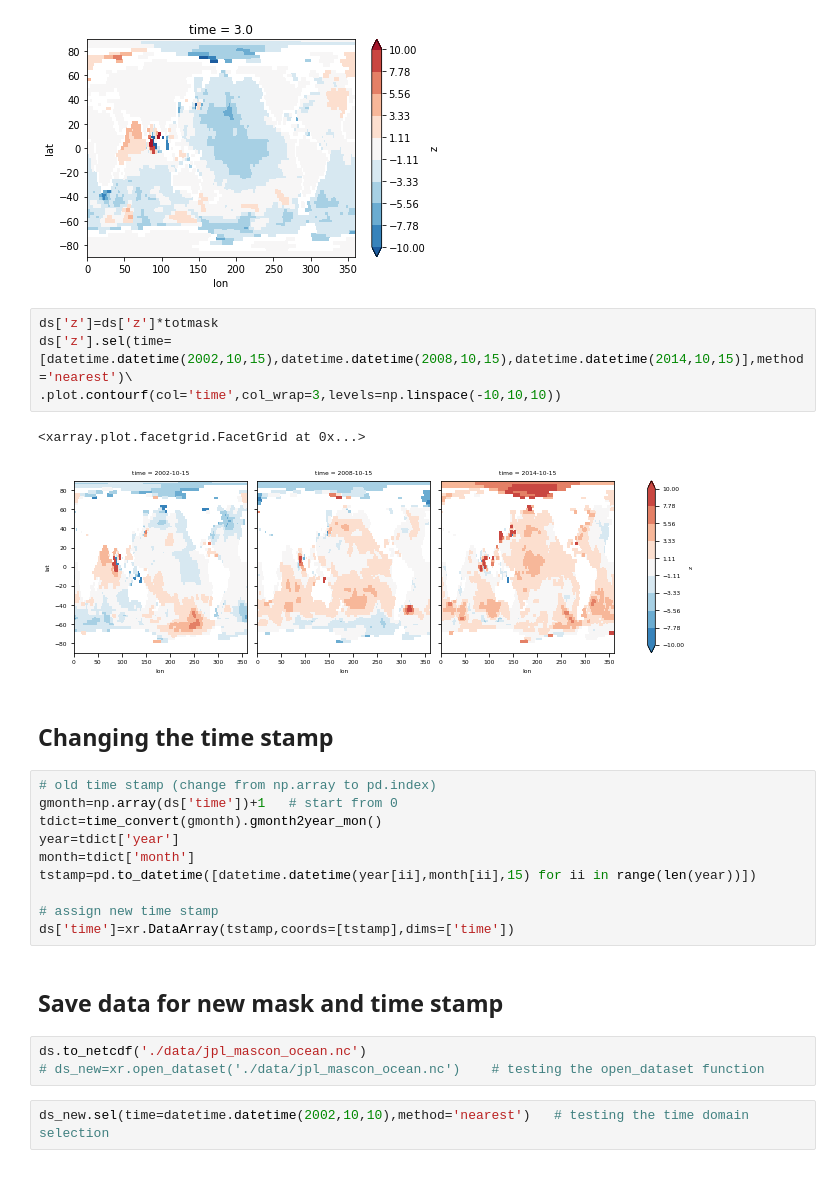
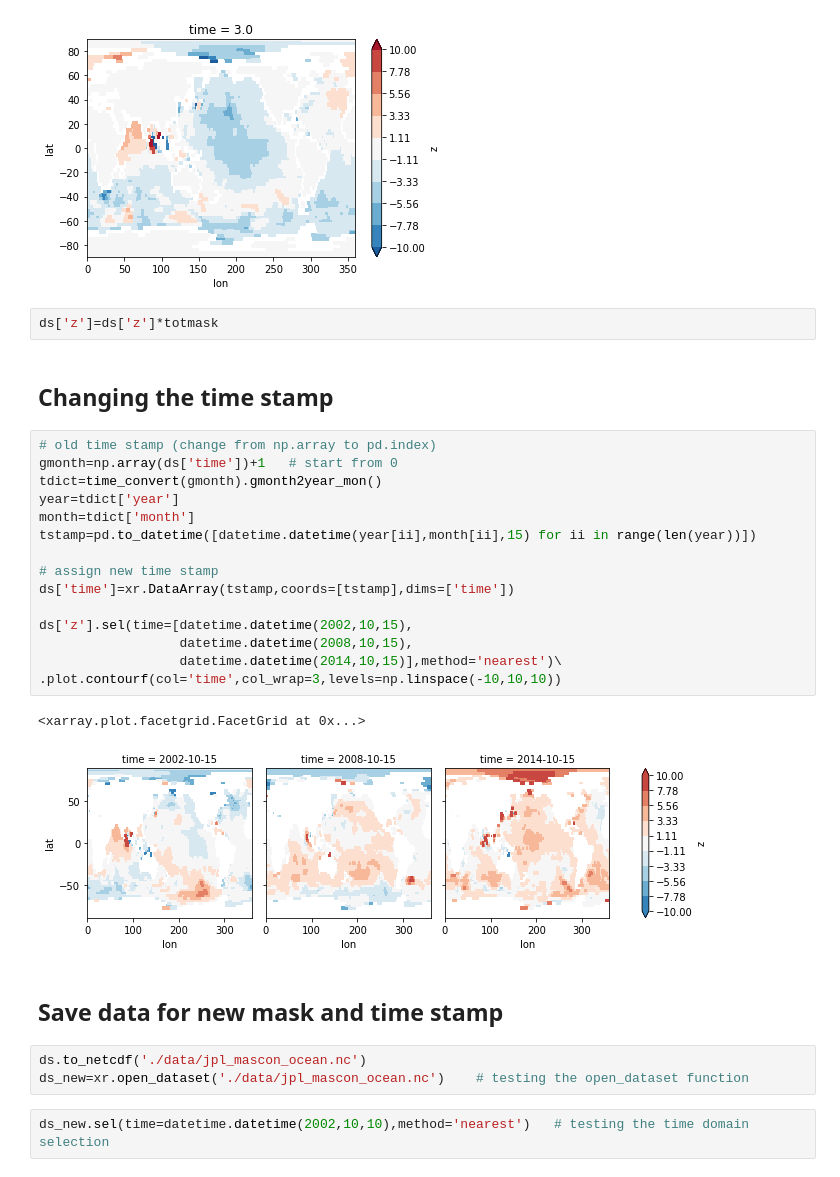
Before and after one commit to chiaweh2/arctic_ocean, a Jupyter notebook: arctic_ocean.ipynb, the cells around one changed output. Saved outputs shown, nothing was run; the diff lists cells and outputs as text.

```diff
--- a/arctic_ocean.ipynb
+++ b/arctic_ocean.ipynb
@@ -53,30 +53,33 @@ ds['z'].isel(time=0).plot.contourf(levels=np.linspace(-10,10,10))
 # %% [output]
 <matplotlib.contour.QuadContourSet at 0x...>
 [figure]
-# %%
-ds['z']=ds['z']*totmask
-ds['z'].sel(time=[datetime.datetime(2002,10,15),datetime.datetime(2008,10,15),datetime.datetime(2014,10,15)],method='nearest')\
-.plot.contourf(col='time',col_wrap=3,levels=np.linspace(-10,10,10))
-# %% [output]
-<xarray.plot.facetgrid.FacetGrid at 0x...>
-[figure, removed]
+# %%
+ds['z']=ds['z']*totmask
 # %% [markdown]
 ## Changing the time stamp
 # %%
 # old time stamp (change from np.array to pd.index)
 gmonth=np.array(ds['time'])+1   # start from 0
 tdict=time_convert(gmonth).gmonth2year_mon()
 year=tdict['year']
 month=tdict['month']
 tstamp=pd.to_datetime([datetime.datetime(year[ii],month[ii],15) for ii in range(len(year))])
 
 # assign new time stamp
 ds['time']=xr.DataArray(tstamp,coords=[tstamp],dims=['time'])
+
+ds['z'].sel(time=[datetime.datetime(2002,10,15),
+                  datetime.datetime(2008,10,15),
+                  datetime.datetime(2014,10,15)],method='nearest')\
+.plot.contourf(col='time',col_wrap=3,levels=np.linspace(-10,10,10))
+# %% [output]
+<xarray.plot.facetgrid.FacetGrid at 0x...>
+[figure, added]
 # %% [markdown]
 ## Save data for new mask and time stamp
 # %%
 ds.to_netcdf('./data/jpl_mascon_ocean.nc')
-# ds_new=xr.open_dataset('./data/jpl_mascon_ocean.nc')    # testing the open_dataset function
+ds_new=xr.open_dataset('./data/jpl_mascon_ocean.nc')    # testing the open_dataset function
 # %%
 ds_new.sel(time=datetime.datetime(2002,10,10),method='nearest')   # testing the time domain selection
 # %% [output]
```
Also changed, not shown: parts of 12 cells of this notebook.
